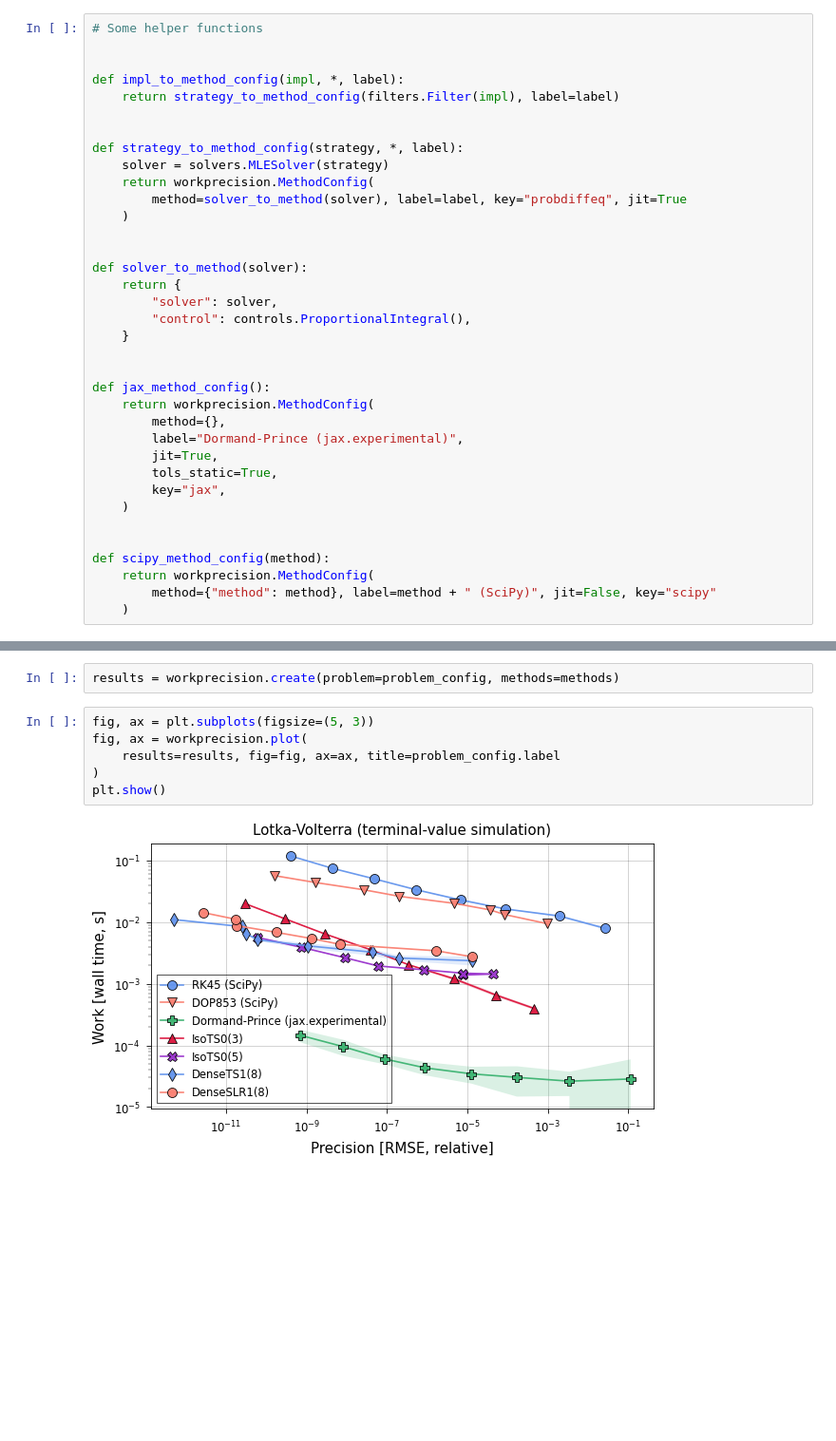
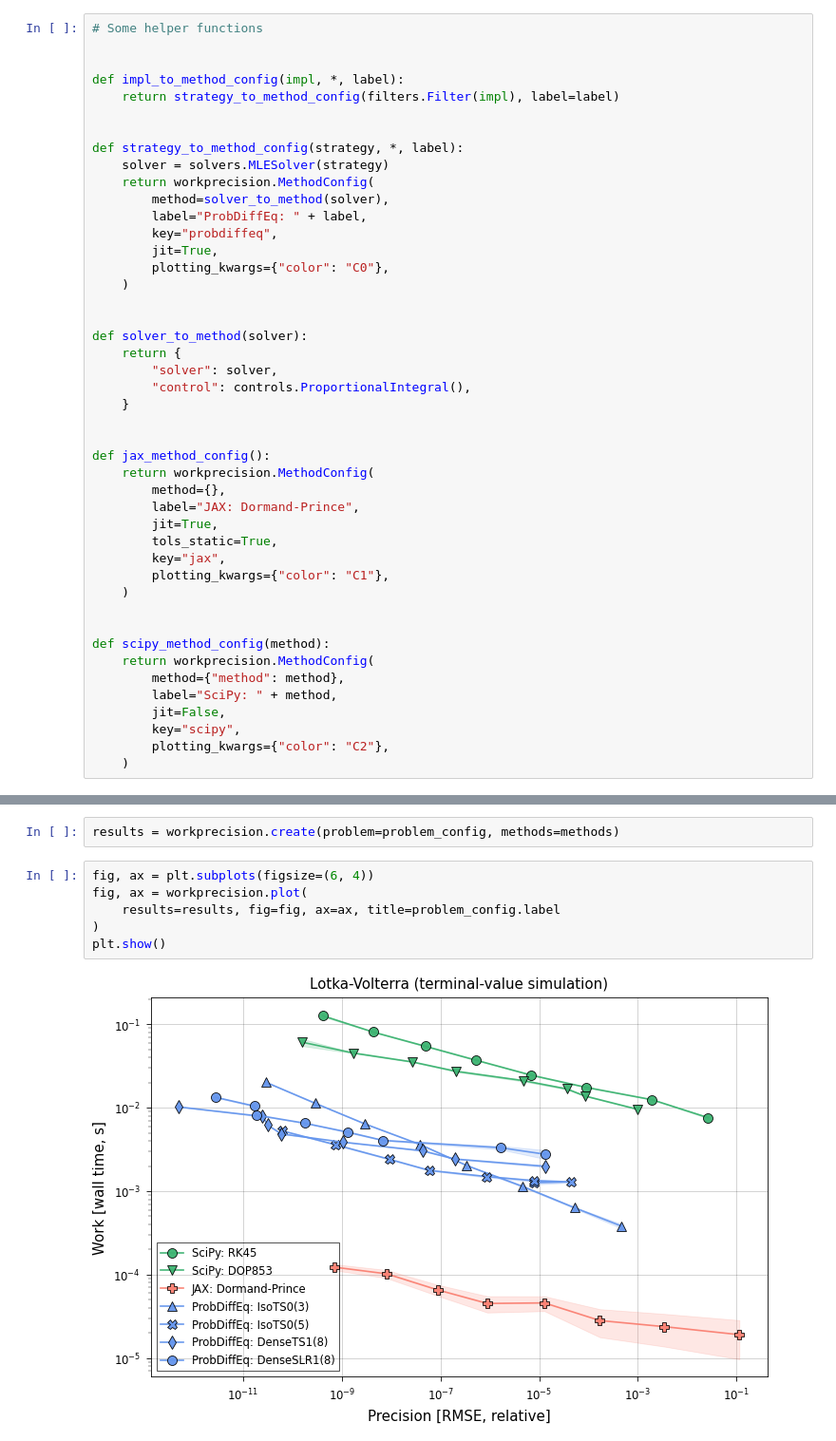
Before and after one commit to pnkraemer/probdiffeq, a Jupyter notebook: docs/benchmarks/lotka_volterra/external.ipynb, the cells around one changed output, grey strips where cells are left out. Shown at 95% size. Cells and saved outputs as stored; diff of their text form; blank space fills up the shorter version.

Commit message:
Improve color scheme in benchmarks (#454)
* Improved benchmark plots

* Reran benchmarks

* Deleted empty cells in benchmarks

```diff
--- a/docs/benchmarks/lotka_volterra/external.ipynb
+++ b/docs/benchmarks/lotka_volterra/external.ipynb
@@ -106,7 +106,11 @@ def impl_to_method_config(impl, *, label):
 def strategy_to_method_config(strategy, *, label):
     solver = solvers.MLESolver(strategy)
     return workprecision.MethodConfig(
-        method=solver_to_method(solver), label=label, key="probdiffeq", jit=True
+        method=solver_to_method(solver),
+        label="ProbDiffEq: " + label,
+        key="probdiffeq",
+        jit=True,
+        plotting_kwargs={"color": "C0"},
     )
 
 
@@ -120,16 +124,21 @@ def solver_to_method(solver):
 def jax_method_config():
     return workprecision.MethodConfig(
         method={},
-        label="Dormand-Prince (jax.experimental)",
+        label="JAX: Dormand-Prince",
         jit=True,
         tols_static=True,
         key="jax",
+        plotting_kwargs={"color": "C1"},
     )
 
 
 def scipy_method_config(method):
     return workprecision.MethodConfig(
-        method={"method": method}, label=method + " (SciPy)", jit=False, key="scipy"
+        method={"method": method},
+        label="SciPy: " + method,
+        jit=False,
+        key="scipy",
+        plotting_kwargs={"color": "C2"},
     )
 # %%
 # Implementations
@@ -154,10 +163,10 @@ methods = [
 # %%
 results = workprecision.create(problem=problem_config, methods=methods)
 # %%
-fig, ax = plt.subplots(figsize=(5, 3))
+fig, ax = plt.subplots(figsize=(6, 4))
 fig, ax = workprecision.plot(
     results=results, fig=fig, ax=ax, title=problem_config.label
 )
 plt.show()
 # %% [output]
-[figure, old version]
+[figure, new version]
```
Also changed, not shown: parts of 1 cell of this notebook, 10 other files.
